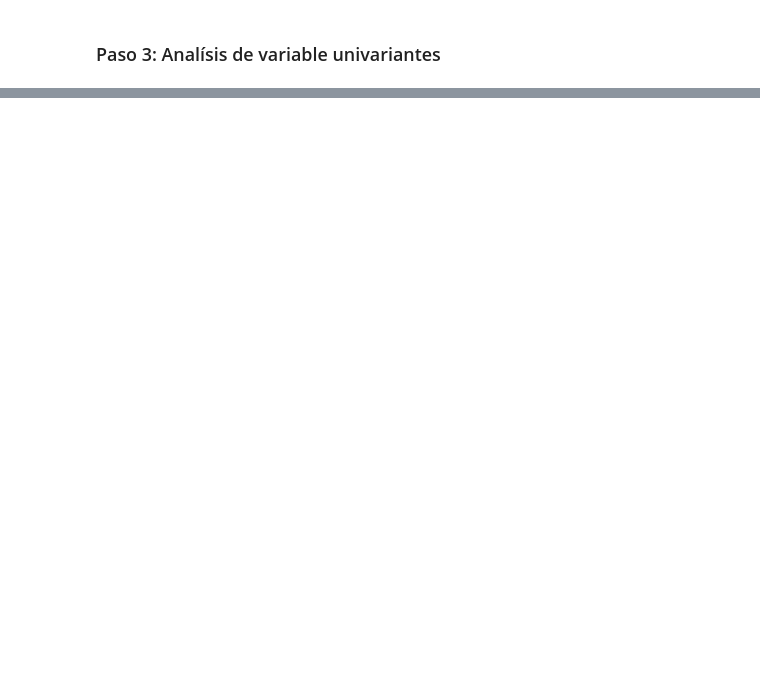
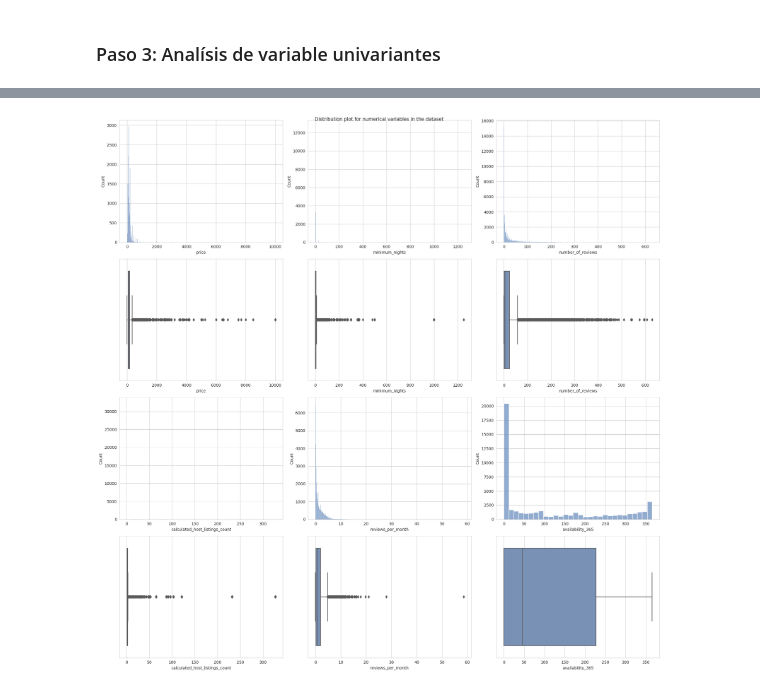
Before and after one commit to fevc08/new_york_city_airbnb_eda, a Jupyter notebook: src/explore.ipynb, the cells around one changed output, grey strips where cells are left out. Cells and saved outputs as stored; diff of their text form; code cells hidden in the pictures; blank space fills up the shorter version.

```diff
--- a/src/explore.ipynb
+++ b/src/explore.ipynb
@@ -194,0 +197,25 @@ sns.countplot(ax=axes[1], x='room_type', data=df_airbnb_ny, order=df_airbnb_ny['
+# %%
+#Analisis de variables numéricas
+fig, axes = plt.subplots(4, 3, figsize=(20, 20))
+fig.suptitle('Distribution plot for numerical variables in the dataset')
+sns.set_style(style = 'whitegrid')
+sns.set_palette("vlag")
+sns.histplot(ax = axes[0,0], x = 'price', data = df_airbnb_ny)
+sns.boxplot(ax = axes[1,0], x = 'price', data = df_airbnb_ny)
+sns.histplot(ax = axes[0,1], x = 'minimum_nights', data=df_airbnb_ny)
+sns.boxplot(ax = axes[1,1], x = 'minimum_nights', data=df_airbnb_ny)
+sns.histplot(ax = axes[0,2], x = 'number_of_reviews', data=df_airbnb_ny)
+sns.boxplot(ax = axes[1,2], x = 'number_of_reviews', data=df_airbnb_ny)
+sns.histplot(ax = axes[2,0], x = 'calculated_host_listings_count', data=df_airbnb_ny)
+sns.boxplot(ax = axes[3,0], x = 'calculated_host_listings_count', data=df_airbnb_ny)
+sns.histplot(ax = axes[2,1], x = 'reviews_per_month', data=df_airbnb_ny)
+sns.boxplot(ax = axes[3,1], x = 'reviews_per_month', data=df_airbnb_ny)
+sns.histplot(ax = axes[2,2], x = 'availability_365', data=df_airbnb_ny)
+sns.boxplot(ax = axes[3,2], x = 'availability_365', data=df_airbnb_ny)
+
+# Ajustar el layout
+plt.tight_layout()
+
+plt.show()
+# %% [output]
+[figure, added]
```
Also changed, not shown: parts of 1 cell of this notebook.
